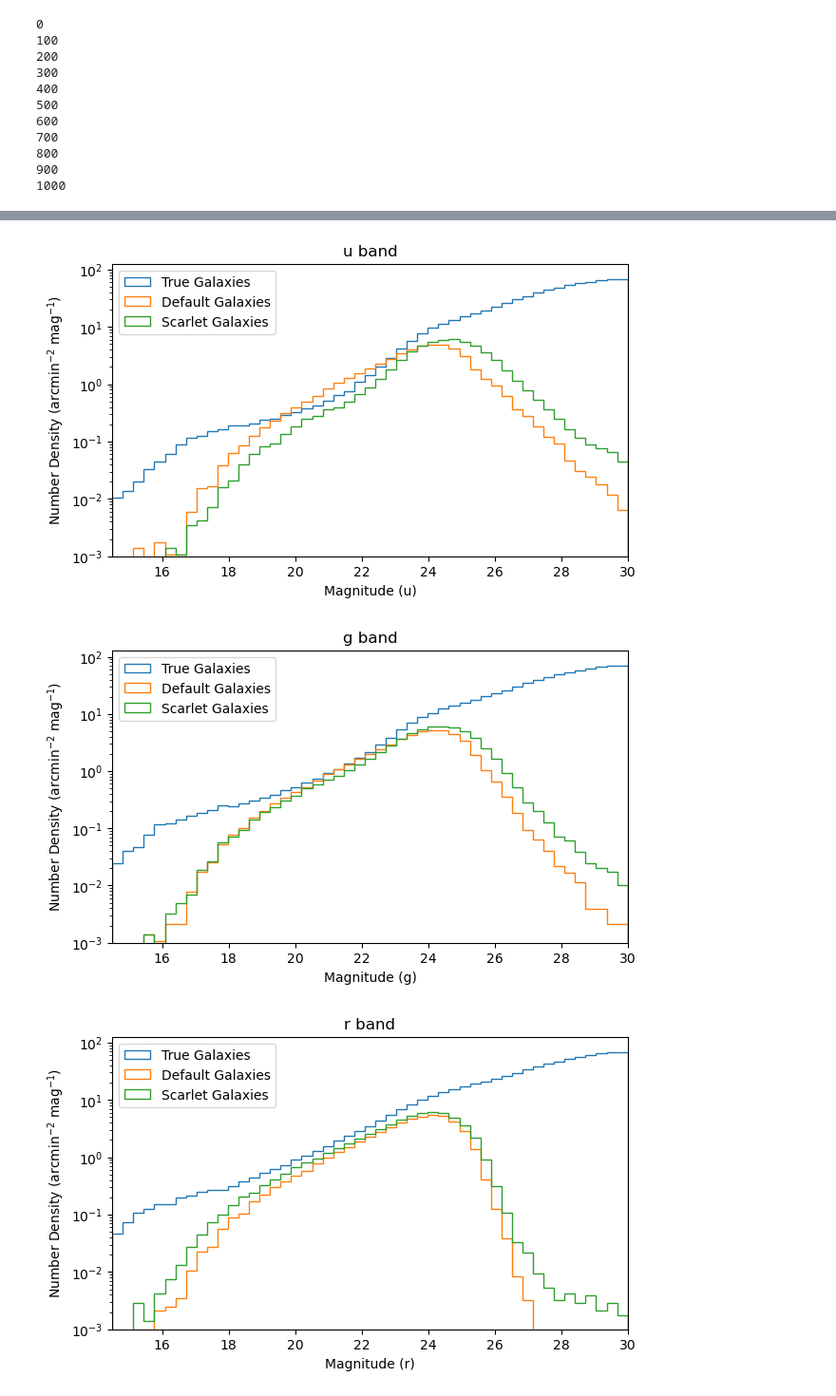
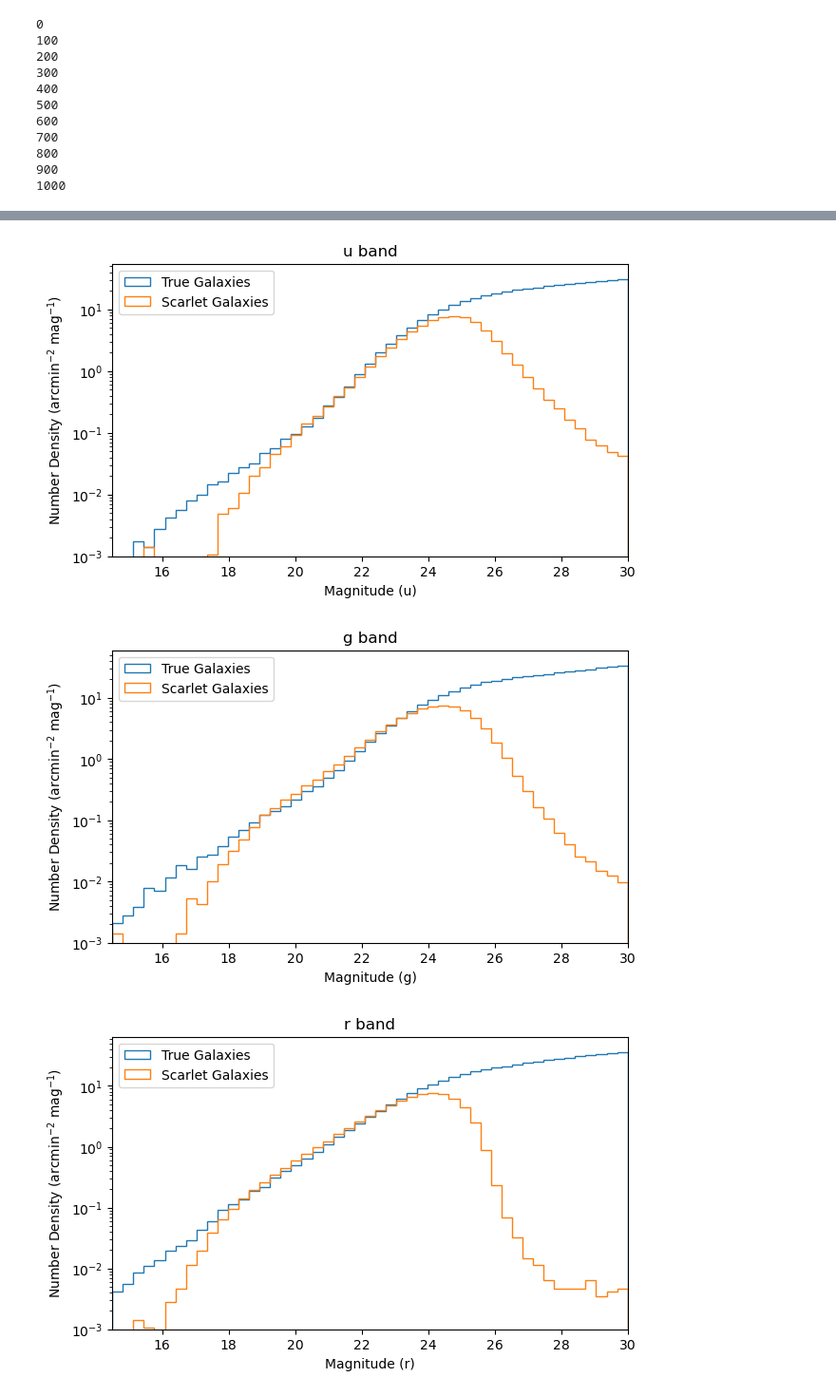
Before and after one commit to philipladuca24/LSST-SimCatVal, a Jupyter notebook: LSST-SimCatVal/full_run_plots.ipynb, the cells around one changed output, grey strips where cells are left out. Shown at 95% size. Saved outputs shown, nothing was run; the diff lists cells and outputs as text; code cells hidden in the pictures.

Commit message:
some matching issues

```diff
--- a/LSST-SimCatVal/full_run_plots.ipynb
+++ b/LSST-SimCatVal/full_run_plots.ipynb
@@ -278,6 +284,6 @@ def get_stellar_locust(cat):
     gals = temp[(size >= up)]
     return stars, gals
 # %%
-stars, gals = get_stellar_locust(full_cats)
+# stars, gals = get_stellar_locust(full_cats)
 stars_, gals_ = get_stellar_locust(full_cats_s)
 # %% [output]
@@ -379,15 +387,15 @@ plt.show()
 # %%
-gal_meas = gals[(gals['base_PsfFlux_instFlux_i']/gals['base_PsfFlux_instFluxErr_i'] >= 10)]
+# gal_meas = gals[(gals['base_PsfFlux_instFlux_i']/gals['base_PsfFlux_instFluxErr_i'] >= 10)]
 gal_meas_ = gals_[(gals_['base_PsfFlux_instFlux_i']/gals_['base_PsfFlux_instFluxErr_i'] >= 10)]
 
-gal_true = true_cats['i'][true_cats['i']['ob_type'] == 'diff_galaxy']
+gal_true = true_cats['i'][(true_cats['i']['ob_type'] == 'diff_galaxy') & (true_cats['i']['in_img'] == True)]
 
 mag_bins = np.linspace(14.5, 28, 50)
 bin_size = mag_bins[1] - mag_bins[0]
 fig, ax = plt.subplots(1,figsize=(7,4))
 
-cut_sim_mag = -2.5 * np.log10(gal_meas['modelfit_CModel_instFlux_i']) + 31.4
-sim_weight = np.full_like(cut_sim_mag, 1/(area*bin_size))
+# cut_sim_mag = -2.5 * np.log10(gal_meas['modelfit_CModel_instFlux_i']) + 31.4
+# sim_weight = np.full_like(cut_sim_mag, 1/(area*bin_size))
 cut_sim_mag_n = -2.5 * np.log10(gal_meas_['modelfit_CModel_instFlux_i']) + 31.4
 sim_weight_n = np.full_like(cut_sim_mag_n, 1/(s_area*bin_size))
 true_mag = -2.5* np.log10(gal_true['flux']) + 31.4
@@ -397,7 +405,7 @@ true_weight = np.full_like(true_mag, 1/(t_area*bin_size))
 # ghist_sim, bins, _ =ax.hist(cut_sim_mag, mag_bins, weights=sim_weight, histtype="step",label='Galaxies Sim')
 # ghist_sim, bins, _ =ax.hist(true_mag, mag_bins, weights=true_weight, histtype="step",label='Galaxies Sim True')
 ghist_sim, bins, _ =ax.hist(true_mag, mag_bins,weights=true_weight, histtype="step",label='True Galaxies')
-ghist_sim, bins, _ =ax.hist(cut_sim_mag, mag_bins,weights=sim_weight, histtype="step",label='Default Galaxies')
+# ghist_sim, bins, _ =ax.hist(cut_sim_mag, mag_bins,weights=sim_weight, histtype="step",label='Default Galaxies')
 ghist_sim, bins, _ =ax.hist(cut_sim_mag_n, mag_bins,weights=sim_weight_n, histtype="step",label='Scarlet Galaxies')
 ax.set_xlabel("Magnitude (i)")
 ax.set_ylabel("Number Density (arcmin$^{-2}$ mag$^{-1}$)")
@@ -410,0 +591,18 @@ plt.show()
+# %%
+ig, ax_top = plt.subplots()
+
+bins = np.linspace(0, 3, 20)
+
+x_d, y_d, percents_d = percent_bins(temp_true_i['redshift'],tmag_i - tmag_z,bins)
+ax_top.plot(x_d, y_d, label='2/11 DiffSky Truth Mean',c='C0')
+ax_top.plot(x_d, percents_d[:,0], alpha=0.5,ls='--',label='16%-84%',c='C0')
+ax_top.plot(x_d, percents_d[:,1],alpha=0.5,ls='--',c='C0')
+
+x_s, y_s, percents_s = percent_bins(gal_match['match_redshfit'],mag_i - mag_z,bins)
+ax_top.plot(x_s, y_s, label='2/11 DiffSky Measured Mean',c='C1')
+ax_top.plot(x_s, percents_s[:,0], alpha=0.5,ls='--',c='C1')
+ax_top.plot(x_s, percents_s[:,1],alpha=0.5,ls='--',c='C1')
+
+ax_top.legend()
+ax_top.set_xlabel("Redshift")
+ax_top.set_ylabel("i - z mag")
@@ -411,16 +661,16 @@ plt.show()
 # %%
 def gen_mag_plot(b, gals, gals_, true_cats):
-    gal_meas = gals[(gals['base_PsfFlux_instFlux_i']/gals['base_PsfFlux_instFluxErr_i'] >= 10)]
+    # gal_meas = gals[(gals['base_PsfFlux_instFlux_i']/gals['base_PsfFlux_instFluxErr_i'] >= 10)]
     gal_meas_ = gals_[(gals_['base_PsfFlux_instFlux_i']/gals_['base_PsfFlux_instFluxErr_i'] >= 10)]
 
-    gal_true = true_cats[b][true_cats[b]['ob_type'] == 'diff_galaxy']
+    gal_true = true_cats[b][(true_cats[b]['ob_type'] == 'diff_galaxy') & (true_cats[b]['in_img'] == True)]
 
     mag_bins = np.linspace(14.5, 30, 50)
     bin_size = mag_bins[1] - mag_bins[0]
     fig, ax = plt.subplots(1,figsize=(7,4))
 
-    cut_sim_mag = -2.5 * np.log10(gal_meas[f'modelfit_CModel_instFlux_{b}']) + 31.4
-    sim_weight = np.full_like(cut_sim_mag, 1/(area*bin_size))
+    # cut_sim_mag = -2.5 * np.log10(gal_meas[f'modelfit_CModel_instFlux_{b}']) + 31.4
+    # sim_weight = np.full_like(cut_sim_mag, 1/(area*bin_size))
     cut_sim_mag_n = -2.5 * np.log10(gal_meas_[f'modelfit_CModel_instFlux_{b}']) + 31.4
     sim_weight_n = np.full_like(cut_sim_mag_n, 1/(s_area*bin_size))
     true_mag = -2.5* np.log10(gal_true['flux']) + 31.4
@@ -430,7 +680,7 @@ def gen_mag_plot(b, gals, gals_, true_cats):
     # ghist_sim, bins, _ =ax.hist(cut_sim_mag, mag_bins, weights=sim_weight, histtype="step",label='Galaxies Sim')
     # ghist_sim, bins, _ =ax.hist(true_mag, mag_bins, weights=true_weight, histtype="step",label='Galaxies Sim True')
     ghist_sim, bins, _ =ax.hist(true_mag, mag_bins,weights=true_weight, histtype="step",label='True Galaxies')
-    ghist_sim, bins, _ =ax.hist(cut_sim_mag, mag_bins,weights=sim_weight, histtype="step",label='Default Galaxies')
+    # ghist_sim, bins, _ =ax.hist(cut_sim_mag, mag_bins,weights=sim_weight, histtype="step",label='Default Galaxies')
     ghist_sim, bins, _ =ax.hist(cut_sim_mag_n, mag_bins,weights=sim_weight_n, histtype="step",label='Scarlet Galaxies')
     plt.title(f'{b} band')
     ax.set_xlabel(f"Magnitude ({b})")
@@ -442,8 +692,8 @@ def gen_mag_plot(b, gals, gals_, true_cats):
     plt.show()
 # %%
 for b in 'ugrzy':
-    gen_mag_plot(b, gals, gals_, true_cats)
+    gen_mag_plot(b, None, gals_, true_cats)
 # %% [output]
-[figure, old version]
+[figure, new version]
-[figure, old version]
+[figure, new version]
-[figure, old version]
+[figure, new version]
```
Also changed, not shown: parts of 30 cells of this notebook, 6 other files.
